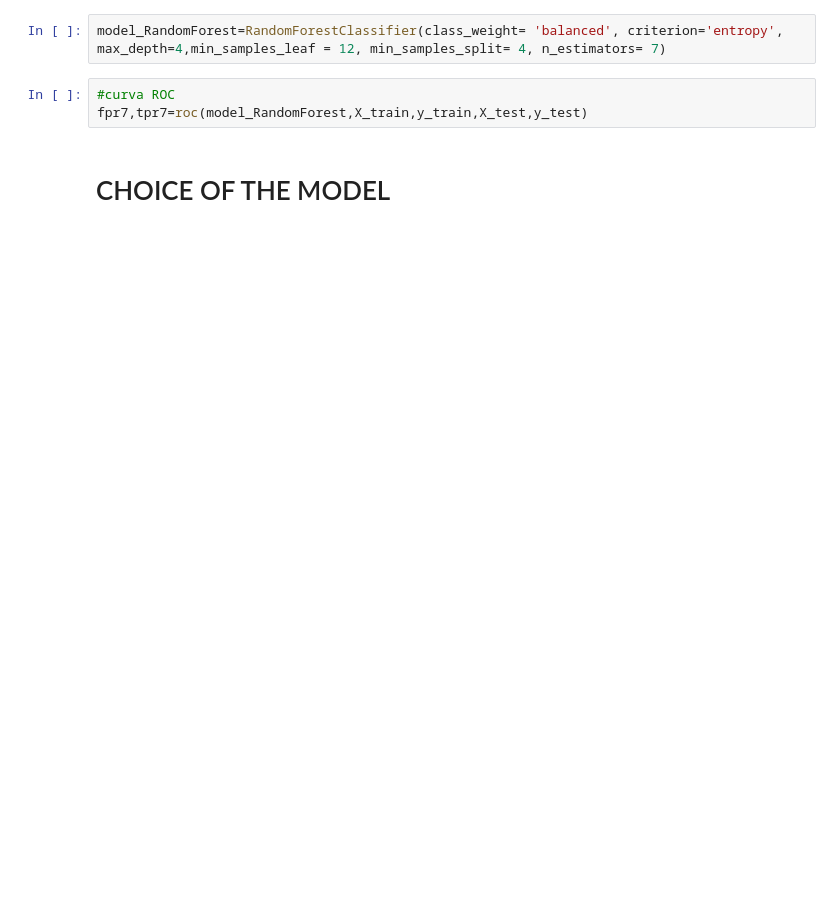
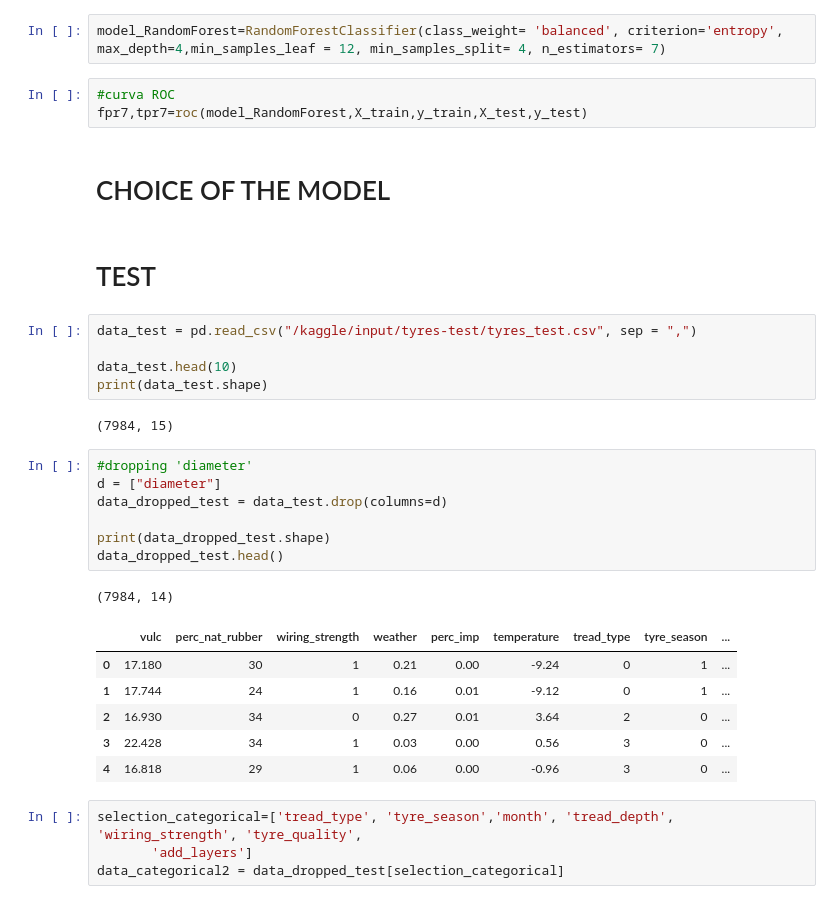
Before and after one commit to ludovicaverde/MachineLearing_project, a Jupyter notebook: Final Report.ipynb, the cells around one changed output. Saved outputs shown, nothing was run; the diff lists cells and outputs as text; blank space fills up the shorter version.

```diff
--- a/Final Report.ipynb
+++ b/Final Report.ipynb
@@ -947,3 +852,31 @@ model_RandomForest=RandomForestClassifier(class_weight= 'balanced', criterion='e
 fpr7,tpr7=roc(model_RandomForest,X_train,y_train,X_test,y_test)
 # %% [markdown]
 # CHOICE OF THE MODEL
+# %% [markdown]
+# TEST
+# %%
+data_test = pd.read_csv("/kaggle/input/tyres-test/tyres_test.csv", sep = ",")
+
+data_test.head(10)
+print(data_test.shape)
+# %% [output]
+(7984, 15)
+# %%
+#dropping 'diameter'
+d = ["diameter"]
+data_dropped_test = data_test.drop(columns=d)
+
+print(data_dropped_test.shape)
+data_dropped_test.head()
+# %% [output]
+(7984, 14)
+|  | vulc | perc_nat_rubber | wiring_strength | weather | perc_imp | temperature | tread_type | tyre_season | ... |
+| 0 | 17.180 | 30 | 1 | 0.21 | 0.00 | -9.24 | 0 | 1 | ... |
+| 1 | 17.744 | 24 | 1 | 0.16 | 0.01 | -9.12 | 0 | 1 | ... |
+| 2 | 16.930 | 34 | 0 | 0.27 | 0.01 | 3.64 | 2 | 0 | ... |
+| 3 | 22.428 | 34 | 1 | 0.03 | 0.00 | 0.56 | 3 | 0 | ... |
+| 4 | 16.818 | 29 | 1 | 0.06 | 0.00 | -0.96 | 3 | 0 | ... |
+# %%
+selection_categorical=['tread_type', 'tyre_season','month', 'tread_depth', 'wiring_strength', 'tyre_quality',
+       'add_layers']
+data_categorical2 = data_dropped_test[selection_categorical]
```
Also changed, not shown: parts of 32 cells of this notebook.
